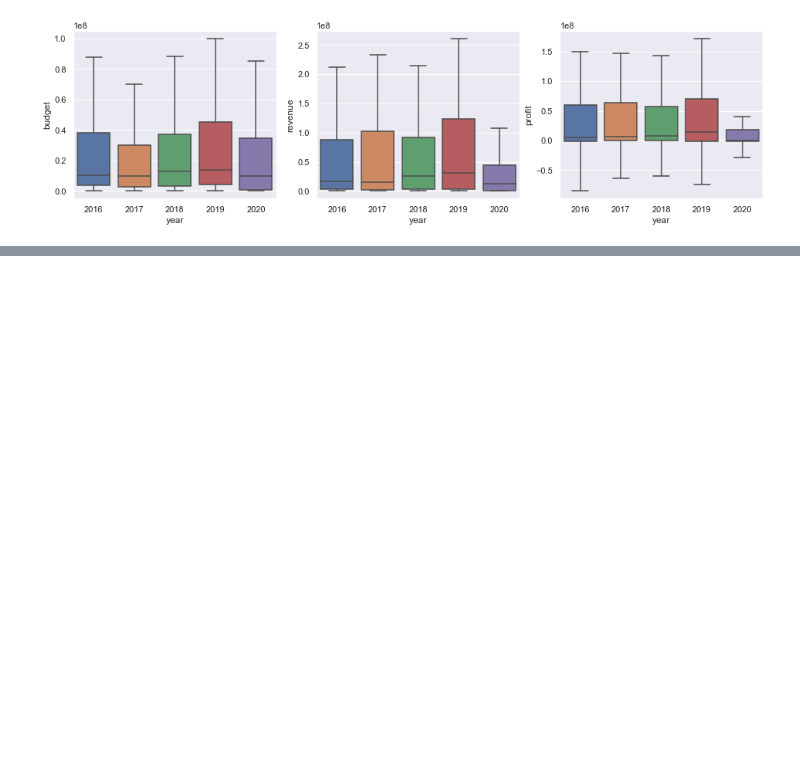
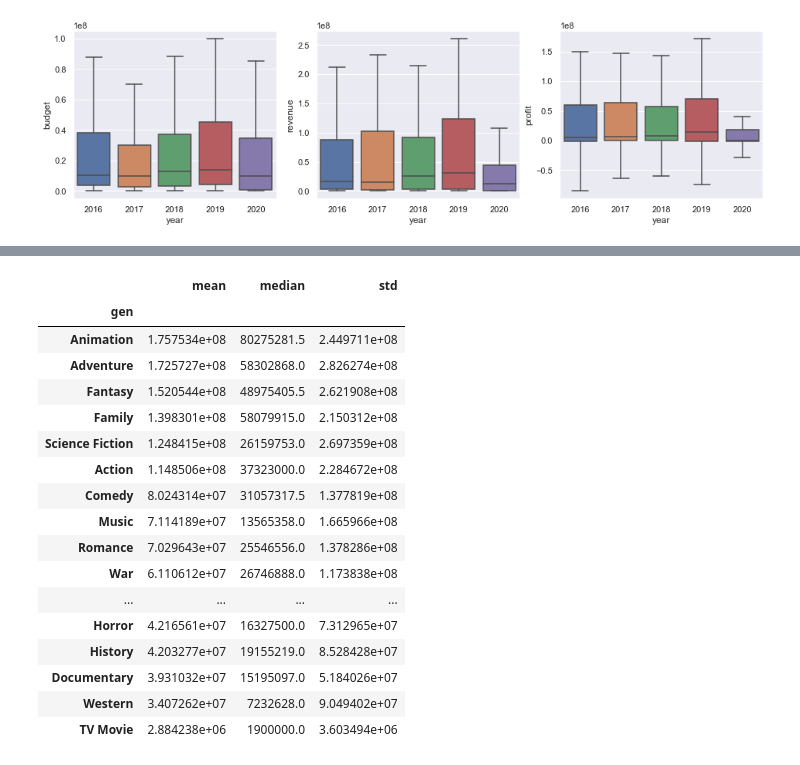
Before and after one commit to ghcn345/Data-Science-in-Film-Industry, a Jupyter notebook: student.ipynb, the cells around one changed output, grey strips where cells are left out. Drawn from its saved outputs; the diff is of its cells as text; code cells hidden in the pictures; blank space fills up the shorter version.

```diff
--- a/student.ipynb
+++ b/student.ipynb
@@ -198,0 +213,21 @@ df.genres[0].split(',')[5][10:].rstrip("'}'")
+# %%
+dfbr.join(gen).groupby('gen')['profit'].agg(['mean','median','std']).sort_values(by='mean', ascending=False)
+# %% [output]
+|  | mean | median | std |
+| gen |  |  |  |
+| Animation | 1.757534e+08 | 80275281.5 | 2.449711e+08 |
+| Adventure | 1.725727e+08 | 58302868.0 | 2.826274e+08 |
+| Fantasy | 1.520544e+08 | 48975405.5 | 2.621908e+08 |
+| Family | 1.398301e+08 | 58079915.0 | 2.150312e+08 |
+| Science Fiction | 1.248415e+08 | 26159753.0 | 2.697359e+08 |
+| Action | 1.148506e+08 | 37323000.0 | 2.284672e+08 |
+| Comedy | 8.024314e+07 | 31057317.5 | 1.377819e+08 |
+| Music | 7.114189e+07 | 13565358.0 | 1.665966e+08 |
+| Romance | 7.029643e+07 | 25546556.0 | 1.378286e+08 |
+| War | 6.110612e+07 | 26746888.0 | 1.173838e+08 |
+| ... | ... | ... | ... |
+| Horror | 4.216561e+07 | 16327500.0 | 7.312965e+07 |
+| History | 4.203277e+07 | 19155219.0 | 8.528428e+07 |
+| Documentary | 3.931032e+07 | 15195097.0 | 5.184026e+07 |
+| Western | 3.407262e+07 | 7232628.0 | 9.049402e+07 |
+| TV Movie | 2.884238e+06 | 1900000.0 | 3.603494e+06 |
```
Also changed, not shown: parts of 14 cells of this notebook.
